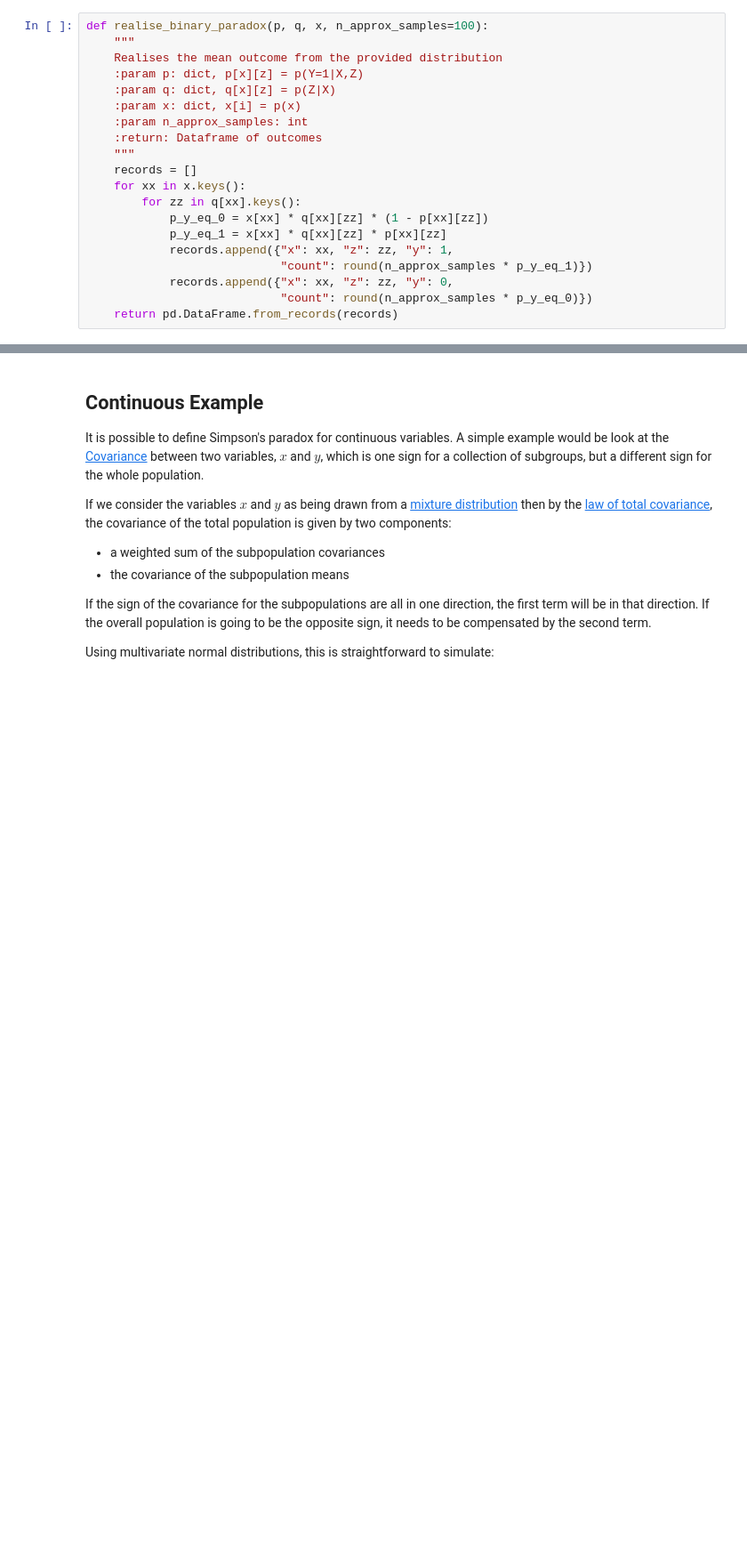
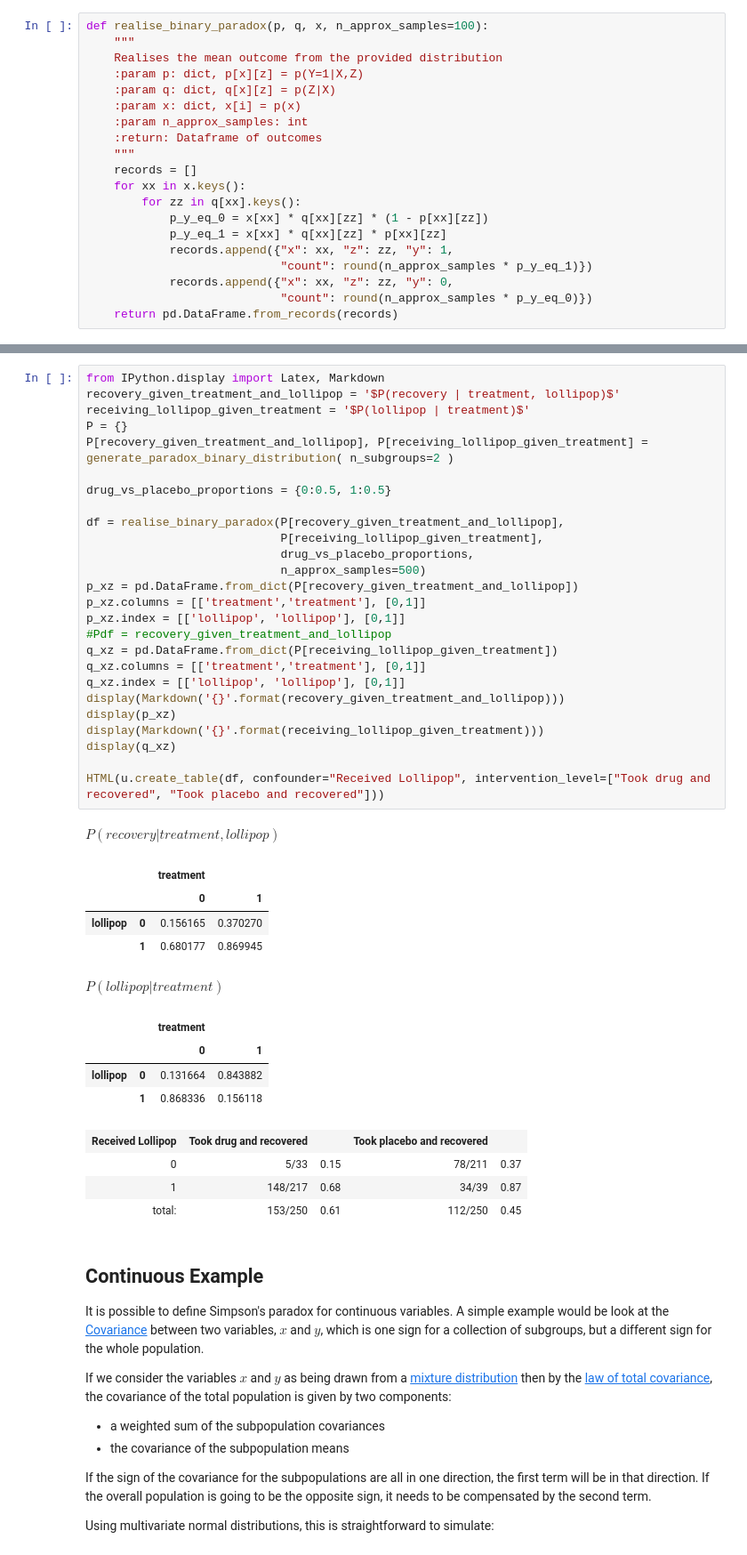
Before and after one commit to djinnome/simpsons-paradox, a Jupyter notebook: generating-examples-of-simpsons-paradox.ipynb, the cells around one changed output, grey strips where cells are left out. Shown: that part at 89% size. Saved outputs shown, nothing was run; the diff lists cells and outputs as text; blank space fills up the shorter version.

```diff
--- a/generating-examples-of-simpsons-paradox.ipynb
+++ b/generating-examples-of-simpsons-paradox.ipynb
@@ -280,3 +285,44 @@ HTML(u.create_table(df, confounder="Received Lolipop", intervention_level=["Took
+# %%
+from IPython.display import Latex, Markdown
+recovery_given_treatment_and_lollipop = '$P(recovery | treatment, lollipop)$'
+receiving_lollipop_given_treatment = '$P(lollipop | treatment)$'
+P = {}
+P[recovery_given_treatment_and_lollipop], P[receiving_lollipop_given_treatment] = generate_paradox_binary_distribution( n_subgroups=2 )
+
+drug_vs_placebo_proportions = {0:0.5, 1:0.5}
+
+df = realise_binary_paradox(P[recovery_given_treatment_and_lollipop],
+                            P[receiving_lollipop_given_treatment],
+                            drug_vs_placebo_proportions,
+                            n_approx_samples=500)
+p_xz = pd.DataFrame.from_dict(P[recovery_given_treatment_and_lollipop])
+p_xz.columns = [['treatment','treatment'], [0,1]]
+p_xz.index = [['lollipop', 'lollipop'], [0,1]]
+#Pdf = recovery_given_treatment_and_lollipop
+q_xz = pd.DataFrame.from_dict(P[receiving_lollipop_given_treatment])
+q_xz.columns = [['treatment','treatment'], [0,1]]
+q_xz.index = [['lollipop', 'lollipop'], [0,1]]
+display(Markdown('{}'.format(recovery_given_treatment_and_lollipop)))
+display(p_xz)
+display(Markdown('{}'.format(receiving_lollipop_given_treatment)))
+display(q_xz)
+
+HTML(u.create_table(df, confounder="Received Lollipop", intervention_level=["Took drug and recovered", "Took placebo and recovered"]))
+# %% [output]
+$P(recovery | treatment, lollipop)$
+|  |  | treatment |  |
+|  |  | 0 | 1 |
+| lollipop | 0 | 0.156165 | 0.370270 |
+|  | 1 | 0.680177 | 0.869945 |
+$P(lollipop | treatment)$
+|  |  | treatment |  |
+|  |  | 0 | 1 |
+| lollipop | 0 | 0.131664 | 0.843882 |
+|  | 1 | 0.868336 | 0.156118 |
+| Received Lollipop | Took drug and recovered |  | Took placebo and recovered |  |
+| 0 | 5/33 | 0.15 | 78/211 | 0.37 |
+| 1 | 148/217 | 0.68 | 34/39 | 0.87 |
+| total: | 153/250 | 0.61 | 112/250 | 0.45 |
 # %% [markdown]
 ## Continuous Example
 
```
Also changed, not shown: parts of 3 cells of this notebook.
